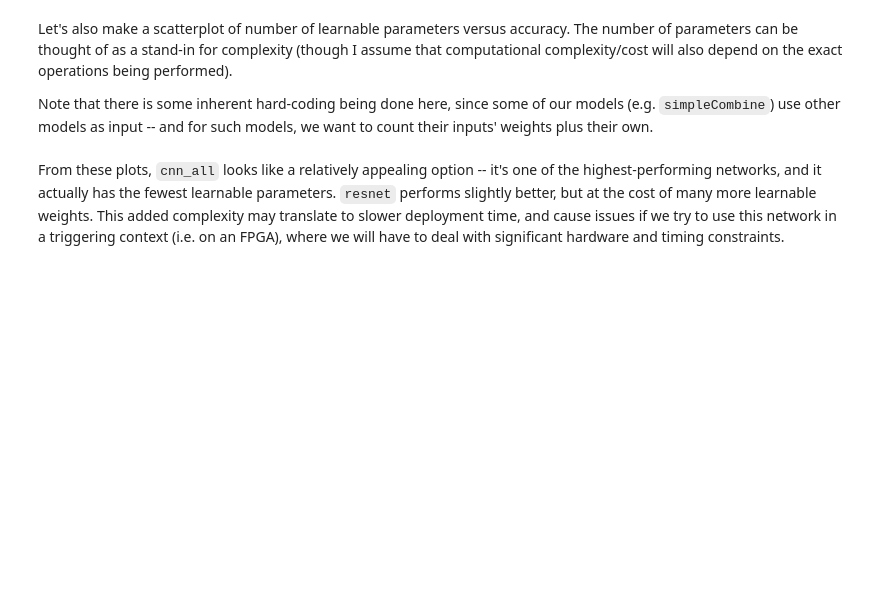
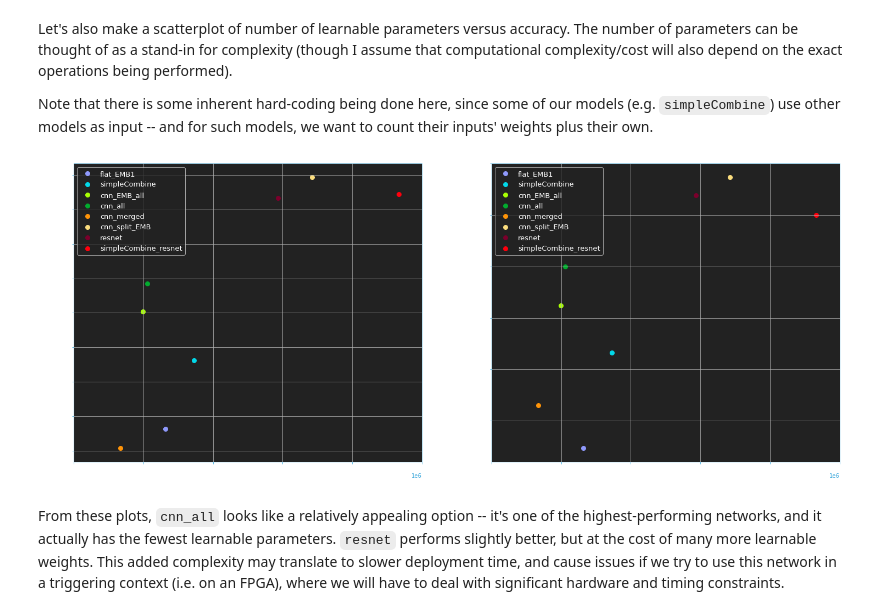
Before and after one commit to atlas-calo-ml/caloml-atlas, a Jupyter notebook: classifier/TopoClusterClassifier_Jan.ipynb, the cells around one changed output. Saved outputs shown, nothing was run; the diff lists cells and outputs as text; code cells hidden in the pictures; blank space fills up the shorter version.

```diff
--- a/classifier/TopoClusterClassifier_Jan.ipynb
+++ b/classifier/TopoClusterClassifier_Jan.ipynb
@@ -1394,6 +1605,9 @@ cpu.RocCurves(
 Let's also make a scatterplot of number of learnable parameters versus accuracy. The number of parameters can be thought of as a stand-in for complexity (though I assume that computational complexity/cost will also depend on the exact operations being performed).
 
 Note that there is some inherent hard-coding being done here, since some of our models (e.g. `simpleCombine`) use other models as input -- and for such models, we want to count their inputs' weights plus their own.
+# %%
+draw_keys_default = ['LC EMProb','flat_EMB1', 'simpleCombine', 'cnn_EMB_all', 'cnn_all', 'cnn_merged', 'cnn_split_EMB', 'resnet', 'simpleCombine_resnet']
+draw_cols_default = [plotstyle.colors[(i) % (len(plotstyle.colors)-1)] for i in range(len(draw_keys_default))]
 # %%
 import tensorflow.keras.backend as K
 
@@ -1406,42 +1620,42 @@ for key, model in models.items():
     complexity_scatter[key] = [trainable_count, accuracy, auc]
 
 # manually adjust complexity_scatter for our combination networks
-
 flat_weights = np.sum([np.sum([K.count_params(w) for w in models[key].trainable_weights]) for key in ['flat_{}'.format(layer) for layer in layers]])
 cnn_weights = np.sum([np.sum([K.count_params(w) for w in models[key].trainable_weights]) for key in ['cnn_{}'.format(layer) for layer in layers]])
-
 complexity_scatter['simpleCombine'][0] += flat_weights
 complexity_scatter['simpleCombine_cnn'][0] += cnn_weights
 complexity_scatter['simpleCombine_resnet'][0] += flat_weights + complexity_scatter['resnet'][0]
 
 fig, ax = plt.subplots(1,2, figsize=(25,10))
 for axis in ax: plotstyle.SetStylePlt(axis)
 
 # Make a scatter -- there will be a lot of points, so consider not drawing them for each network.
-draw_keys = ['flat_EMB1', 'simpleCombine', 'simpleCombine_cnn', 'cnn_EMB_all', 'cnn_all', 'cnn_merged', 'resnet', 'simpleCombine_resnet']
-draw_cols = [plotstyle.colors[(i+1) % (len(plotstyle.colors)-1)] for i in range(len(draw_keys))]
+draw_keys = draw_keys_default[1:]
+draw_cols = draw_cols_default[1:]
 
 for i,key in enumerate(draw_keys):
     if(key not in complexity_scatter.keys()): continue
     x,y1,y2 = complexity_scatter[key]
     ax[0].scatter(x=x,y=y1, label=key, color=draw_cols[i], s=64)
     ax[1].scatter(x=x,y=y2, label=key, color=draw_cols[i], s=64)
 
     ax[0].set_xlabel('# Learnable Parameters')
     ax[1].set_xlabel('# Learnable Parameters')
 
     ax[0].set_ylabel('Accuracy')
     ax[1].set_ylabel('Area under ROC curve')
 
     ax[0].set_xlim([0.,2.5e6])
     ax[1].set_xlim([0.,2.5e6])
 
 legs = []
 for i,axis in enumerate(ax):
     legs.append(axis.legend(facecolor=plotstyle.canv_plt))
     for leg_text in legs[-1].get_texts(): leg_text.set_color(plotstyle.text_plt)
 
 qu.SaveSubplots(fig, ax, ['acc_params', 'auc_params'], savedir=plotpath, ps=plotstyle)
+# %% [output]
+[figure, added]
 # %% [markdown]
 From these plots, `cnn_all` looks like a relatively appealing option -- it's one of the highest-performing networks, and it actually has the fewest learnable parameters. `resnet` performs slightly better, but at the cost of many more learnable weights. This added complexity may translate to slower deployment time, and cause issues if we try to use this network in a triggering context (i.e. on an FPGA), where we will have to deal with significant hardware and timing constraints.
 # %% [markdown]
```
Also changed, not shown: parts of 30 cells of this notebook, 1 other file.
